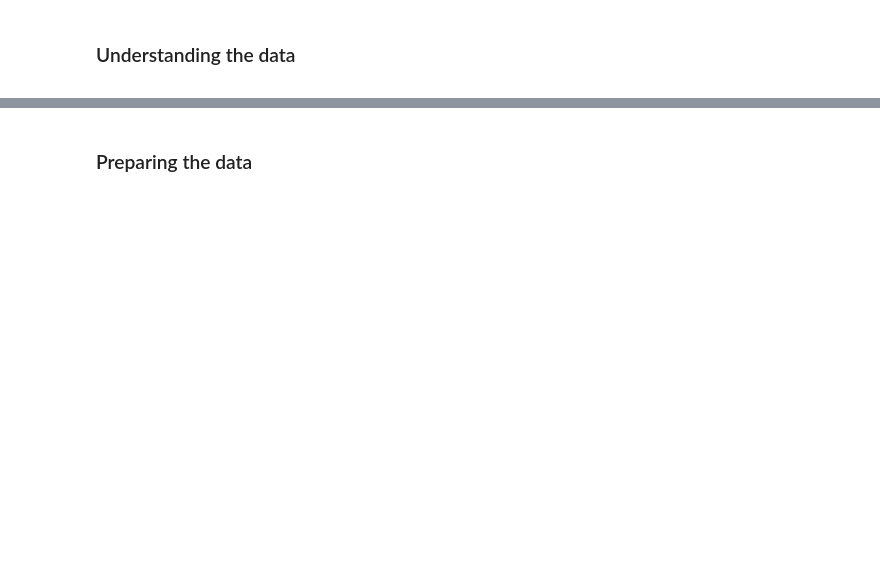
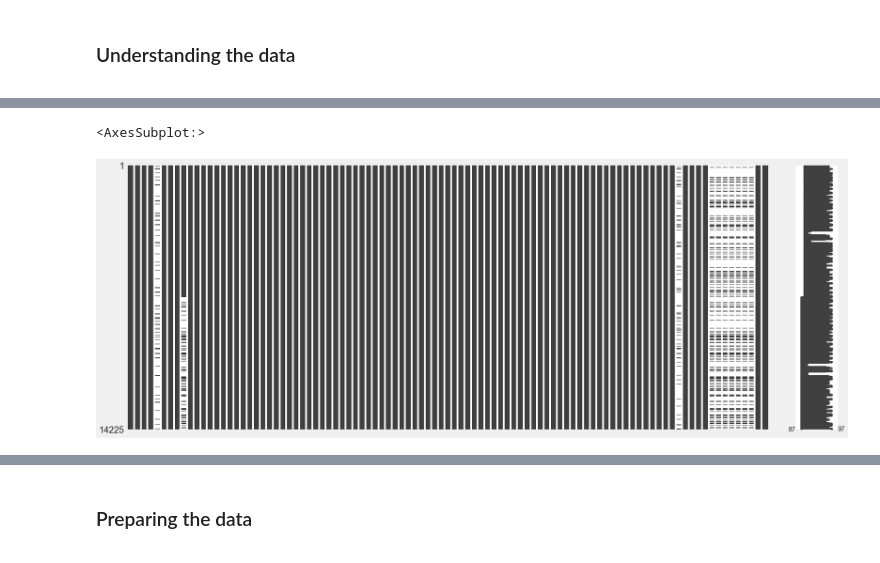
Before and after one commit to oconnorac/Cloudy-with-a-Chance-of-Football, a Jupyter notebook: notebooks/machine_learning/Global_Model_ClassificationReport_ConfusionMatrix.ipynb, the cells around one changed output, grey strips where cells are left out. Saved outputs shown, nothing was run; the diff lists cells and outputs as text; code cells hidden in the pictures; blank space fills up the shorter version.

```diff
--- a/notebooks/machine_learning/Global_Model_ClassificationReport_ConfusionMatrix.ipynb
+++ b/notebooks/machine_learning/Global_Model_ClassificationReport_ConfusionMatrix.ipynb
@@ -229,0 +229,6 @@ array([None, 'Out', 'Questionable', 'Probable', 'Doubtful'], dtype=object)
+# %%
+import missingno as msno
+msno.matrix(df)
+# %% [output]
+<AxesSubplot:>
+[figure, added]
```
Also changed, not shown: parts of 24 cells of this notebook, 3 other files.
